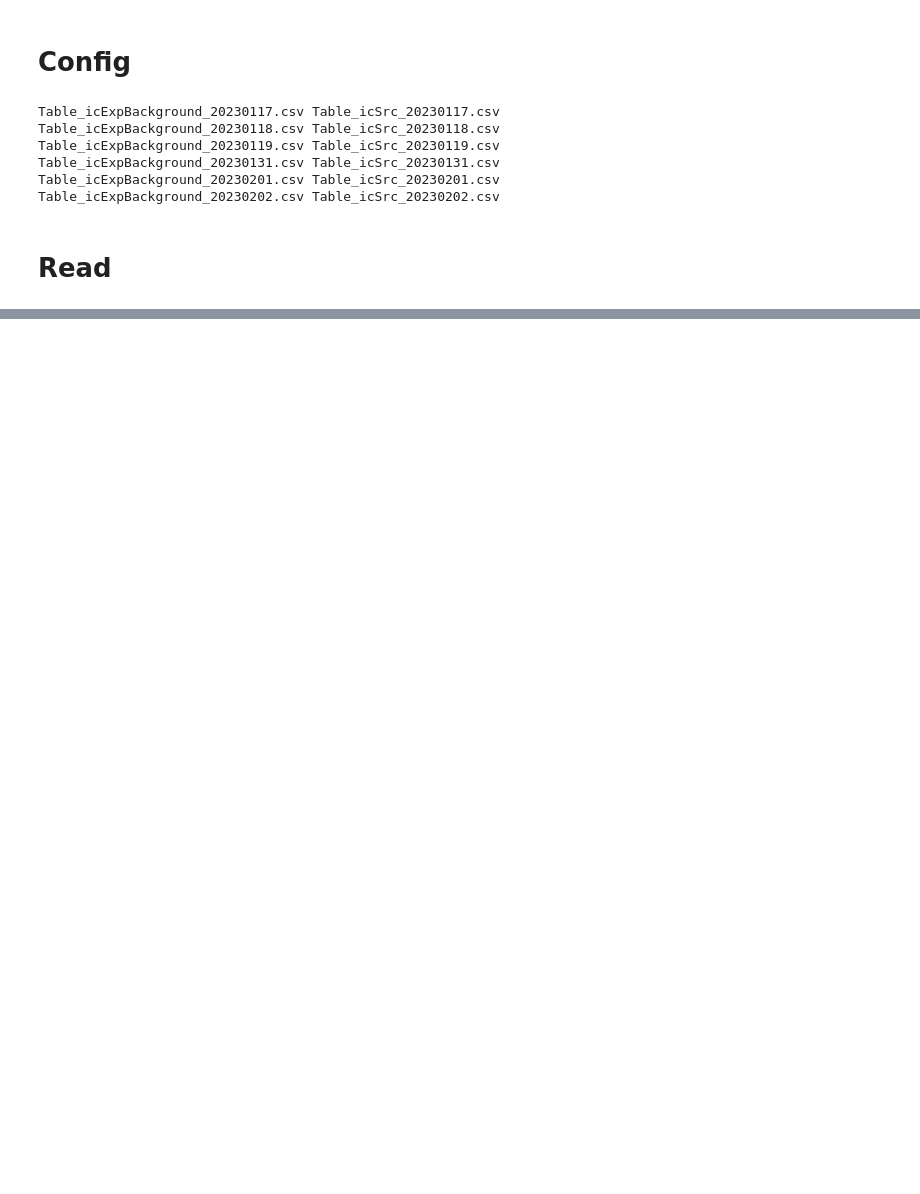
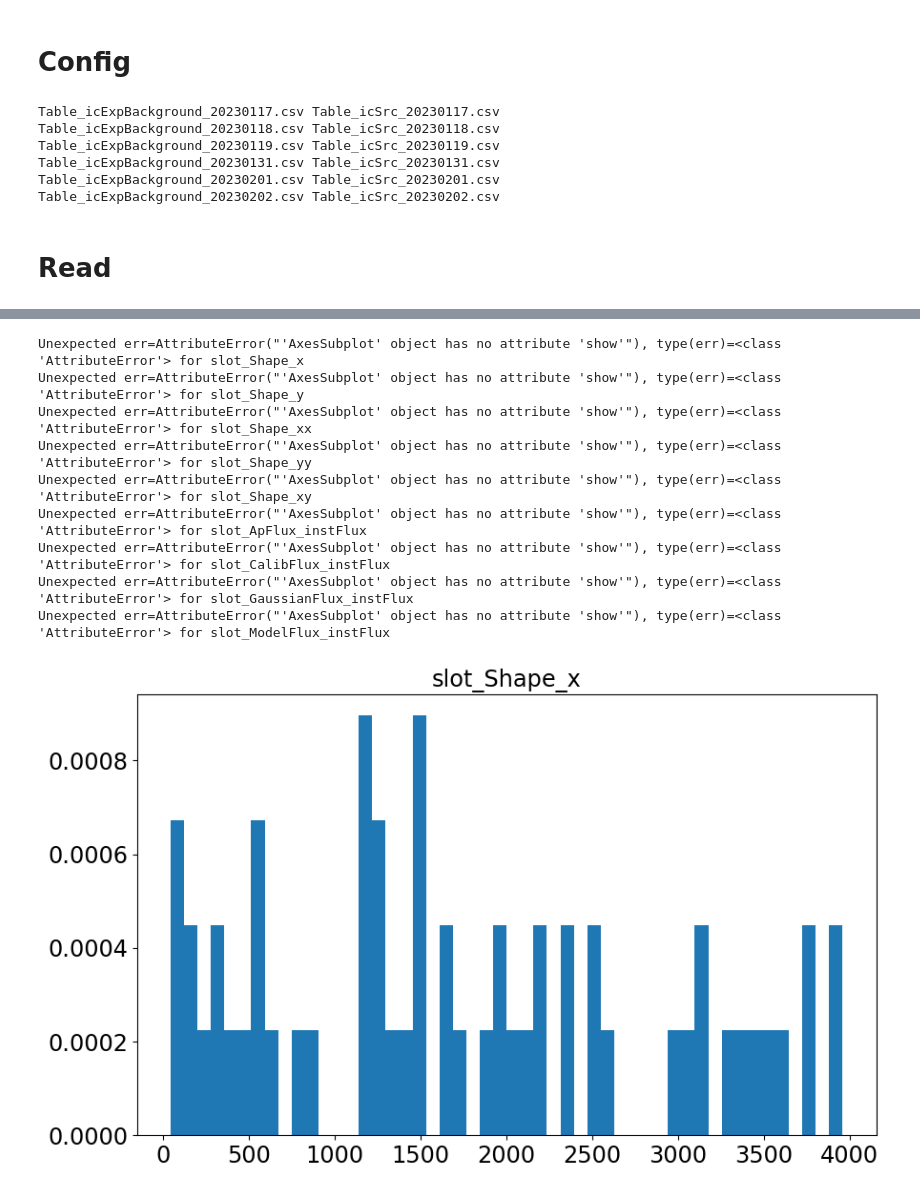
Before and after one commit to sylvielsstfr/AuxTelComm, a Jupyter notebook: notebooks_usdf/ExtractSources/ana/ana_icSrc.ipynb, the cells around one changed output, grey strips where cells are left out. Cells and saved outputs as stored; diff of their text form; code cells hidden in the pictures; blank space fills up the shorter version.

```diff
--- a/notebooks_usdf/ExtractSources/ana/ana_icSrc.ipynb
+++ b/notebooks_usdf/ExtractSources/ana/ana_icSrc.ipynb
@@ -108,0 +155,35 @@ plt.show()
+# %%
+#for colname in colnumns_names:
+for colname in  ["slot_Shape_x","slot_Shape_y",
+                 "slot_Shape_xx",
+                 "slot_Shape_yy",
+                 "slot_Shape_xy",
+                 "slot_ApFlux_instFlux",
+                 "slot_CalibFlux_instFlux",
+                 "slot_GaussianFlux_instFlux",
+                 "slot_ModelFlux_instFlux"]:
+
+
+    try:
+        fig = plt.figure()
+        ax=fig.add_subplot(1,1,1)
+        data=df_visit_sel[colname].values
+        data = data[~np.isnan(data)]
+        mind =data.min()
+        maxd = data.max()
+        ax.hist(data,50,density=True, histtype='bar')
+        ax.set_title(colname)
+        ax.show()
+    except Exception as err:
+        print(f"Unexpected {err=}, {type(err)=} for {colname}")
+# %% [output]
+Unexpected err=AttributeError("'AxesSubplot' object has no attribute 'show'"), type(err)=<class 'AttributeError'> for slot_Shape_x
+Unexpected err=AttributeError("'AxesSubplot' object has no attribute 'show'"), type(err)=<class 'AttributeError'> for slot_Shape_y
+Unexpected err=AttributeError("'AxesSubplot' object has no attribute 'show'"), type(err)=<class 'AttributeError'> for slot_Shape_xx
+Unexpected err=AttributeError("'AxesSubplot' object has no attribute 'show'"), type(err)=<class 'AttributeError'> for slot_Shape_yy
+Unexpected err=AttributeError("'AxesSubplot' object has no attribute 'show'"), type(err)=<class 'AttributeError'> for slot_Shape_xy
+Unexpected err=AttributeError("'AxesSubplot' object has no attribute 'show'"), type(err)=<class 'AttributeError'> for slot_ApFlux_instFlux
+Unexpected err=AttributeError("'AxesSubplot' object has no attribute 'show'"), type(err)=<class 'AttributeError'> for slot_CalibFlux_instFlux
+Unexpected err=AttributeError("'AxesSubplot' object has no attribute 'show'"), type(err)=<class 'AttributeError'> for slot_GaussianFlux_instFlux
+Unexpected err=AttributeError("'AxesSubplot' object has no attribute 'show'"), type(err)=<class 'AttributeError'> for slot_ModelFlux_instFlux
+[figure, added]
```
Also changed, not shown: parts of 16 cells of this notebook, 1 other file.
